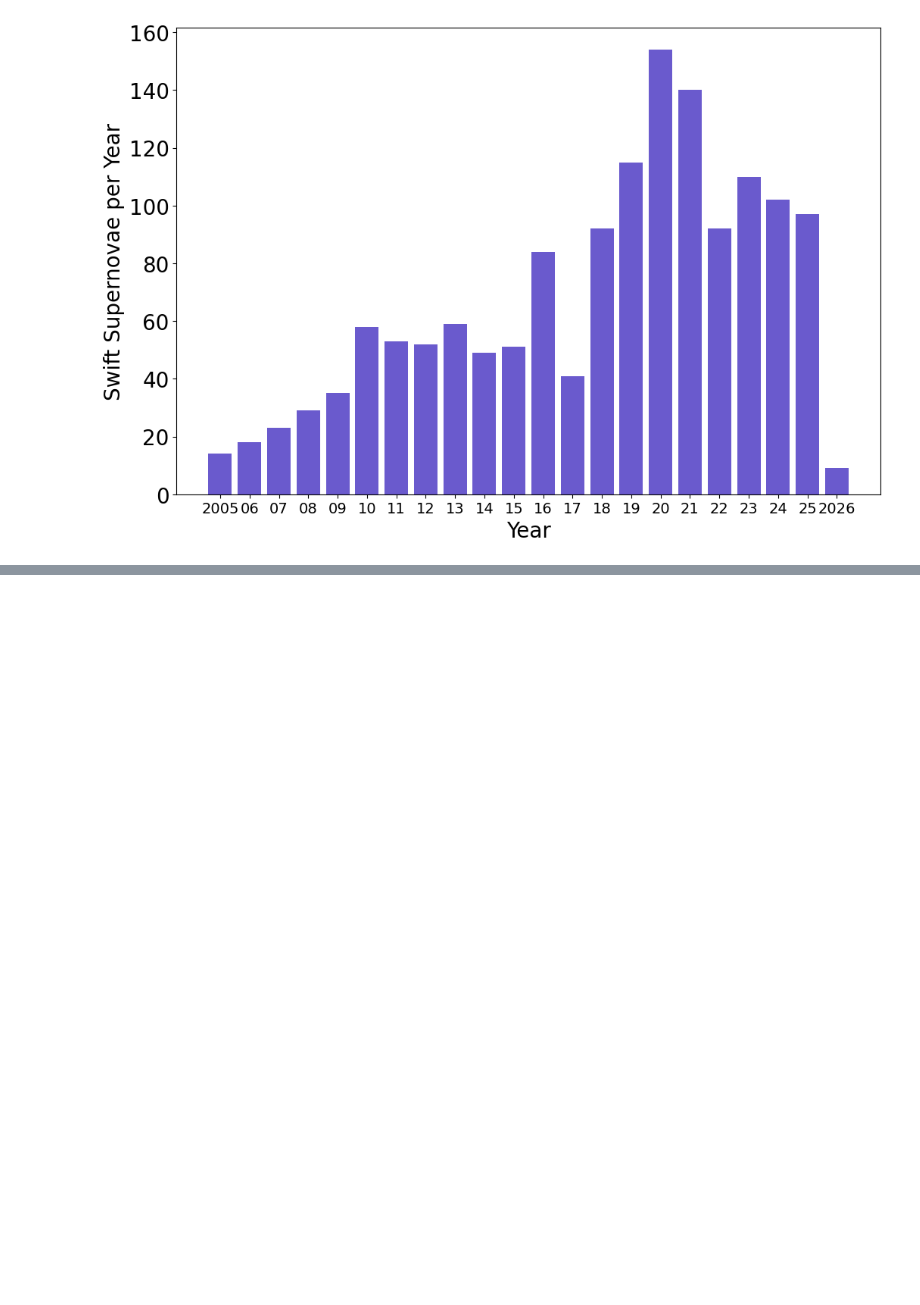
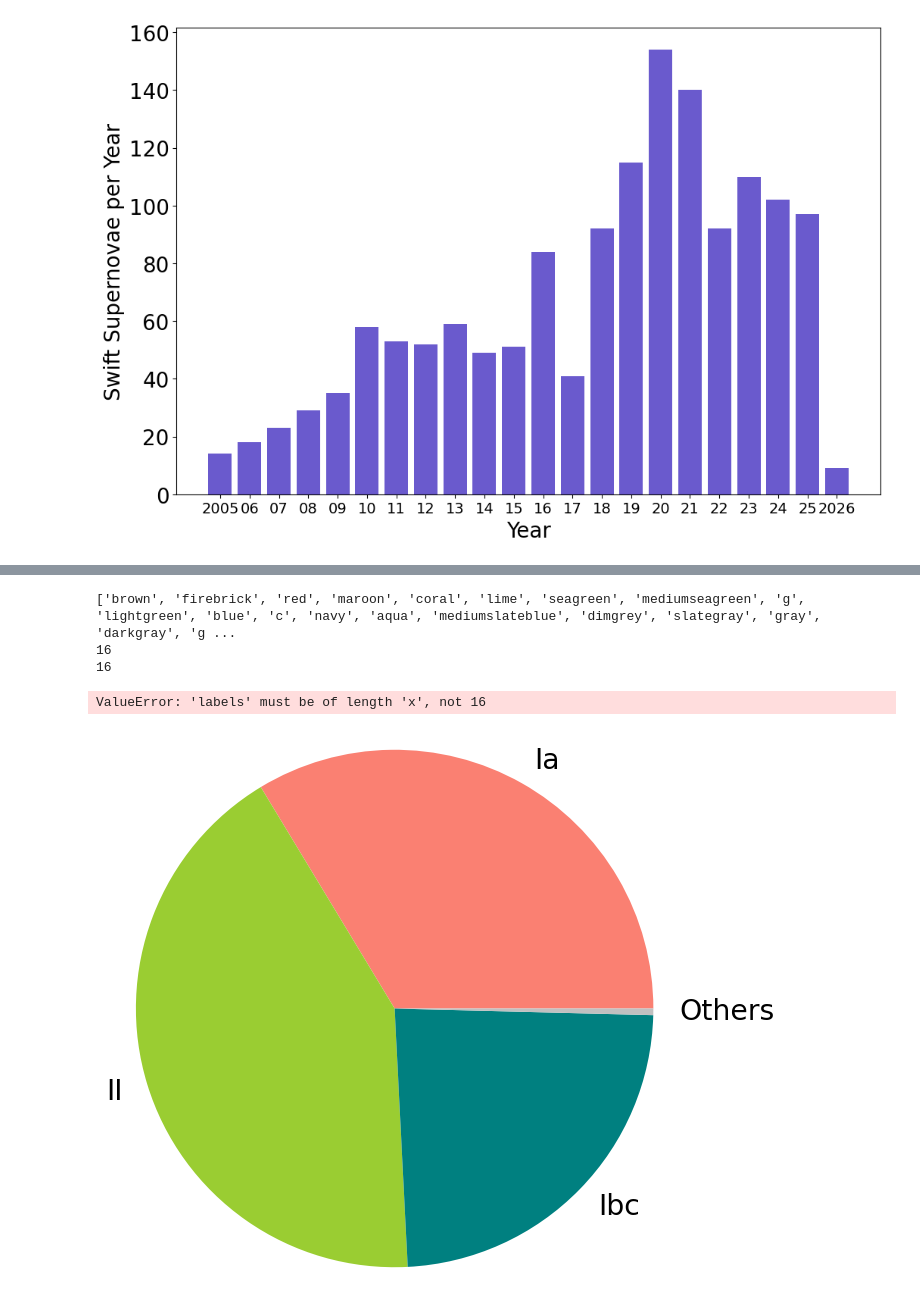
Before and after one commit to pbrown801/SOUSA, a Jupyter notebook: database/SwiftSNyears.ipynb, the cells around one changed output, grey strips where cells are left out. Cells and saved outputs as stored; diff of their text form; code cells hidden in the pictures; blank space fills up the shorter version.

Commit message:
updated data

```diff
--- a/database/SwiftSNyears.ipynb
+++ b/database/SwiftSNyears.ipynb
@@ -271,0 +554,36 @@ plt.show()
+# %%
+print(innerColor_created)
+
+inner_colors =  (innerColor_created[0:len(sublabels)])
+
+# Creating plot
+fig, ax = plt.subplots(figsize=(10, 7))
+#fig, ax = plt.subplots(figsize=(10, 7),subplot_kw=dict(polar=True))
+
+#outer Chart
+#ax.bar(x=left[:, 0],#width=norm.sum(axis=1),#bottom=1-size,#height=size,#color=outer_colors,#edgecolor='w',#linewidth=1,#labels = mylabels,#align="edge")
+#innerChart
+#ax.bar(x=left.flatten(),#width=norm.flatten(),#bottom=1-2 * size,#height=size,#color=inner_colors,#edgecolor='w',#linewidth=1,#align="edge")
+
+plt.rcParams['font.size'] = size*17
+ax.pie(data.sum(axis=1), radius=size, colors=outer_colors,labels=mylabels,textprops=dict(color="k") )
+
+plt.rcParams['font.size'] = size*7
+print(len(sublabels))
+print(len(inner_colors))
+ax.pie(data.flatten(), radius=size/1.66,labels=sublabels, colors=inner_colors)
+
+#plum color means error
+
+
+#ax.set(title="Super Nova Test chart")
+ax.set_axis_off()
+
+# show plot
+plt.show()
+# %% [output]
+['brown', 'firebrick', 'red', 'maroon', 'coral', 'lime', 'seagreen', 'mediumseagreen', 'g', 'lightgreen', 'blue', 'c', 'navy', 'aqua', 'mediumslateblue', 'dimgrey', 'slategray', 'gray', 'darkgray', 'g ...
+16
+16
+ValueError: 'labels' must be of length 'x', not 16
+[figure, added]
```
Also changed, not shown: parts of 2 cells of this notebook, 24 other files.
